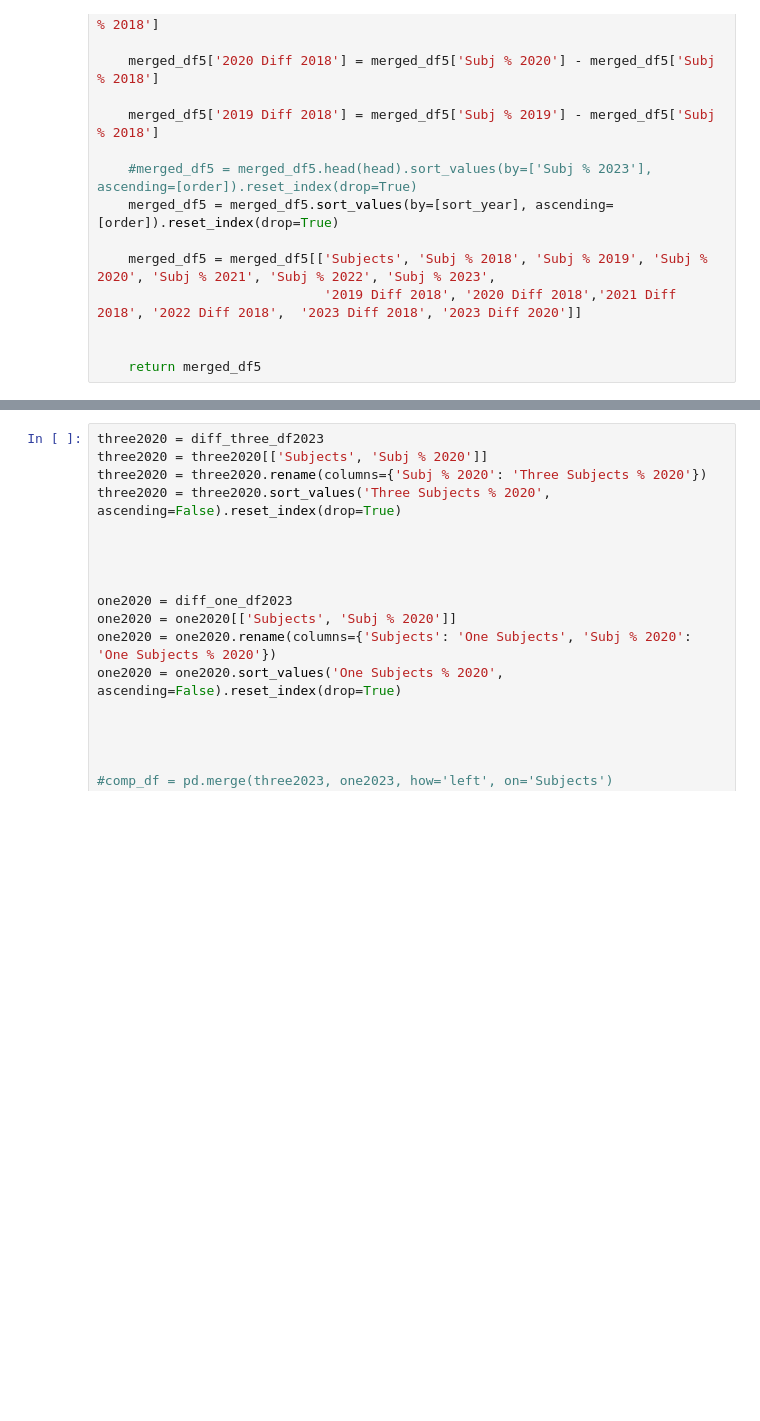
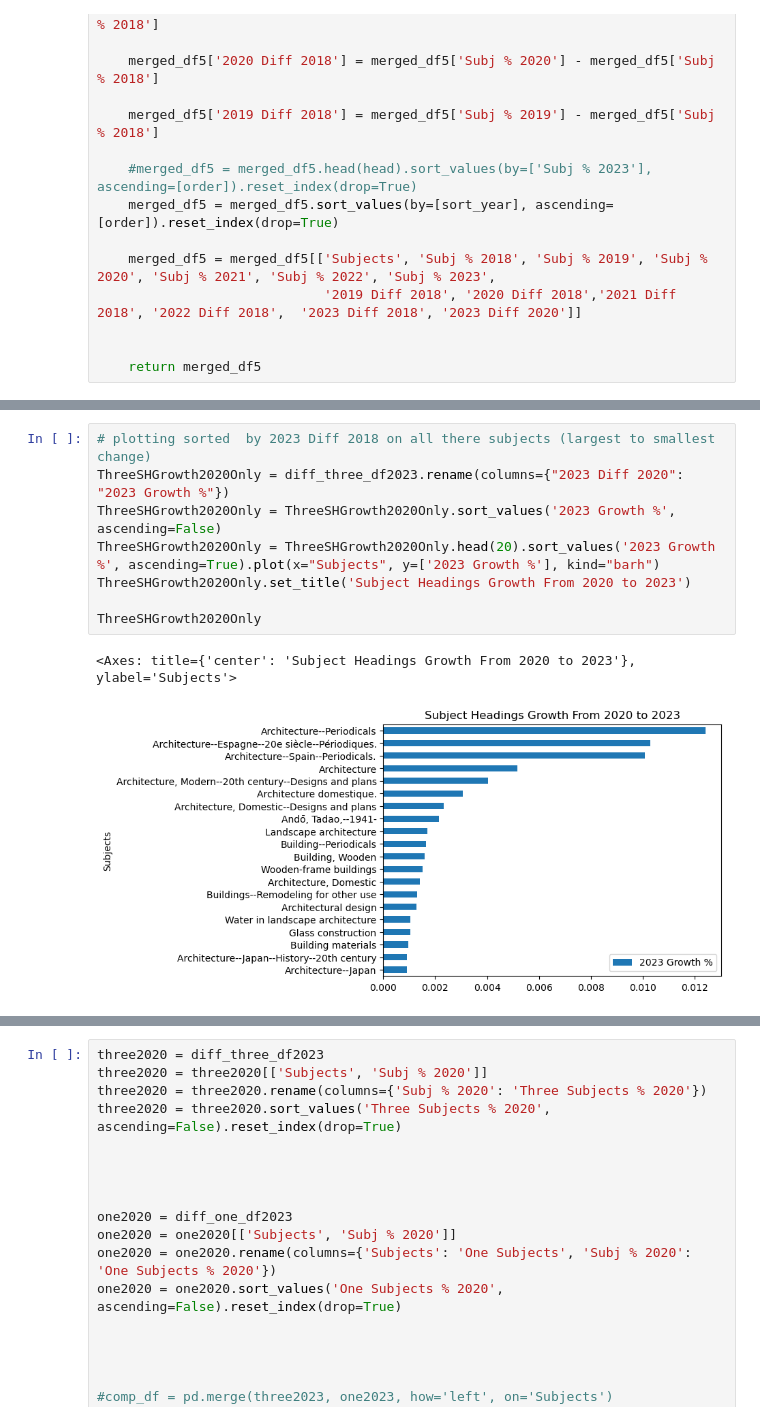
Before and after one commit to senderrr/Architecture, a Jupyter notebook: ArchitectureNotebookArticlePlots.ipynb, the cells around one changed output, grey strips where cells are left out. Cells and saved outputs as stored; diff of their text form; blank space fills up the shorter version.

```diff
--- a/ArchitectureNotebookArticlePlots.ipynb
+++ b/ArchitectureNotebookArticlePlots.ipynb
@@ -214,3 +233,14 @@ ThreeSHGrowth2020
+# %%
+# plotting sorted  by 2023 Diff 2018 on all there subjects (largest to smallest change)
+ThreeSHGrowth2020Only = diff_three_df2023.rename(columns={"2023 Diff 2020": "2023 Growth %"})
+ThreeSHGrowth2020Only = ThreeSHGrowth2020Only.sort_values('2023 Growth %', ascending=False)
+ThreeSHGrowth2020Only = ThreeSHGrowth2020Only.head(20).sort_values('2023 Growth %', ascending=True).plot(x="Subjects", y=['2023 Growth %'], kind="barh")
+ThreeSHGrowth2020Only.set_title('Subject Headings Growth From 2020 to 2023')
+
+ThreeSHGrowth2020Only
+# %% [output]
+<Axes: title={'center': 'Subject Headings Growth From 2020 to 2023'}, ylabel='Subjects'>
+[figure, added]
 # %%
 # plotting sorted  by 2023 Diff 2018 on all there subjects (largest to smallest change)
 ThreeSHDec2020 = diff_three_df2023.rename(columns={"2023 Diff 2020": "2023 Decline %"})
```
Also changed, not shown: parts of 4 cells of this notebook.
